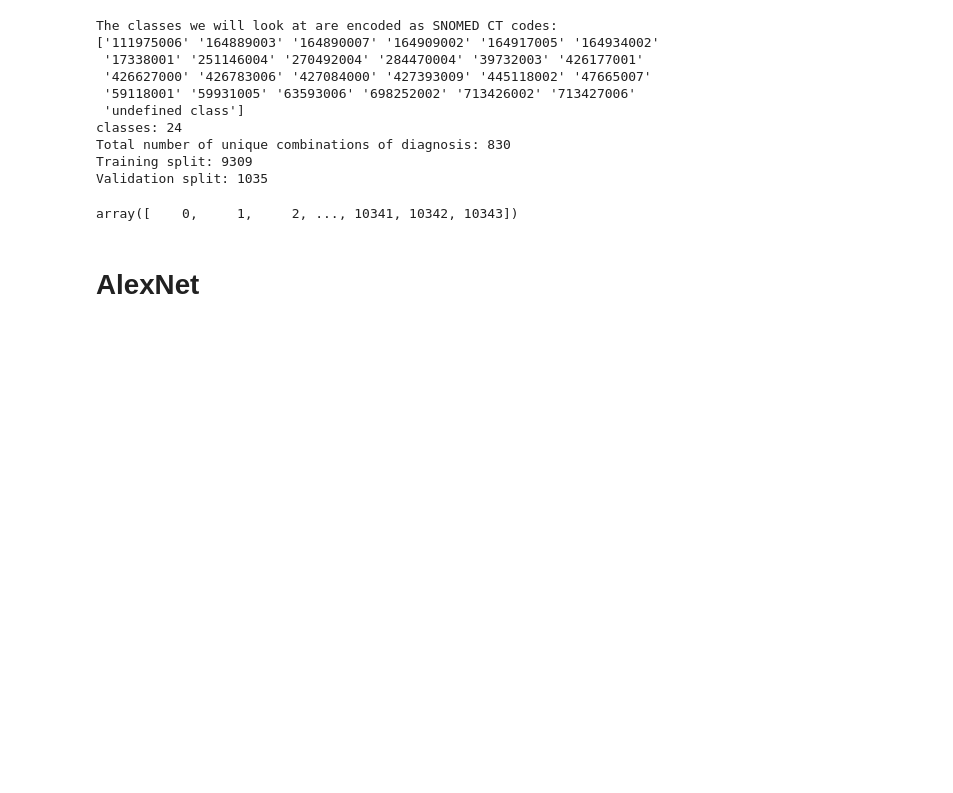
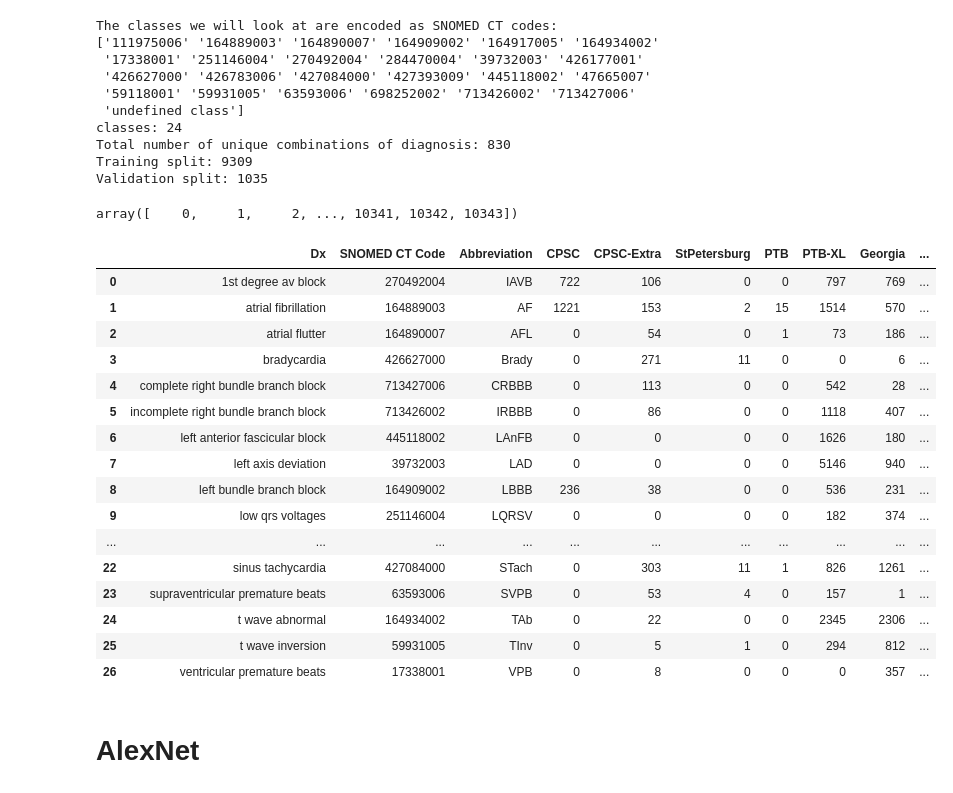
Before and after one commit to Petar1304/EKG_classifier, a Jupyter notebook: nn-models-for-ecg-classification.ipynb, the cells around one changed output. Drawn from its saved outputs; the diff is of its cells as text; code cells hidden in the pictures; blank space fills up the shorter version.

```diff
--- a/nn-models-for-ecg-classification.ipynb
+++ b/nn-models-for-ecg-classification.ipynb
@@ -171,6 +191,26 @@ Total number of unique combinations of diagnosis: 830
 Training split: 9309
 Validation split: 1035
 array([    0,     1,     2, ..., 10341, 10342, 10343])
+# %%
+scored
+# %% [output]
+|  | Dx | SNOMED CT Code | Abbreviation | CPSC | CPSC-Extra | StPetersburg | PTB | PTB-XL | Georgia | ... |
+| 0 | 1st degree av block | 270492004 | IAVB | 722 | 106 | 0 | 0 | 797 | 769 | ... |
+| 1 | atrial fibrillation | 164889003 | AF | 1221 | 153 | 2 | 15 | 1514 | 570 | ... |
+| 2 | atrial flutter | 164890007 | AFL | 0 | 54 | 0 | 1 | 73 | 186 | ... |
+| 3 | bradycardia | 426627000 | Brady | 0 | 271 | 11 | 0 | 0 | 6 | ... |
+| 4 | complete right bundle branch block | 713427006 | CRBBB | 0 | 113 | 0 | 0 | 542 | 28 | ... |
+| 5 | incomplete right bundle branch block | 713426002 | IRBBB | 0 | 86 | 0 | 0 | 1118 | 407 | ... |
+| 6 | left anterior fascicular block | 445118002 | LAnFB | 0 | 0 | 0 | 0 | 1626 | 180 | ... |
+| 7 | left axis deviation | 39732003 | LAD | 0 | 0 | 0 | 0 | 5146 | 940 | ... |
+| 8 | left bundle branch block | 164909002 | LBBB | 236 | 38 | 0 | 0 | 536 | 231 | ... |
+| 9 | low qrs voltages | 251146004 | LQRSV | 0 | 0 | 0 | 0 | 182 | 374 | ... |
+| ... | ... | ... | ... | ... | ... | ... | ... | ... | ... | ... |
+| 22 | sinus tachycardia | 427084000 | STach | 0 | 303 | 11 | 1 | 826 | 1261 | ... |
+| 23 | supraventricular premature beats | 63593006 | SVPB | 0 | 53 | 4 | 0 | 157 | 1 | ... |
+| 24 | t wave abnormal | 164934002 | TAb | 0 | 22 | 0 | 0 | 2345 | 2306 | ... |
+| 25 | t wave inversion | 59931005 | TInv | 0 | 5 | 1 | 0 | 294 | 812 | ... |
+| 26 | ventricular premature beats | 17338001 | VPB | 0 | 8 | 0 | 0 | 0 | 357 | ... |
 # %% [markdown]
 # AlexNet
 # %%
```
Also changed, not shown: parts of 1 cell of this notebook, 3 other files.
